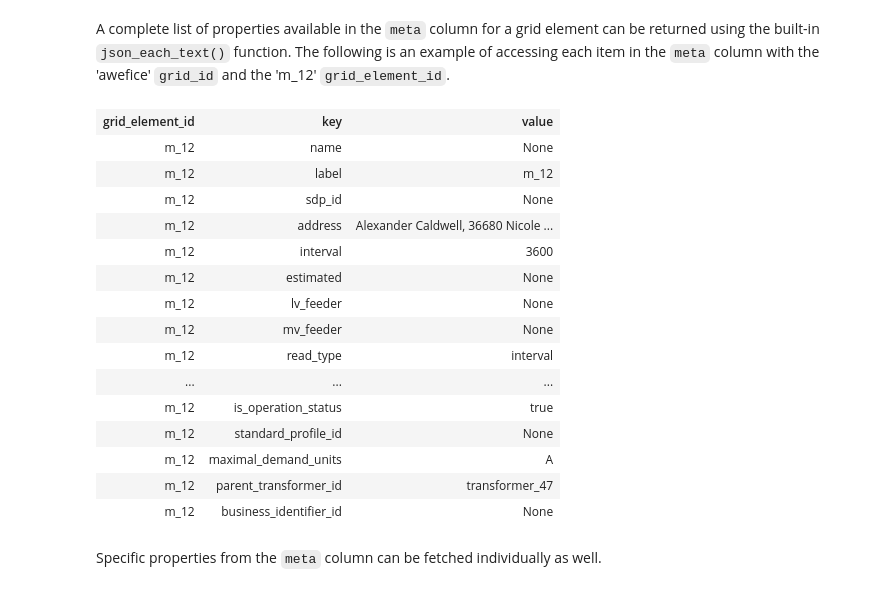
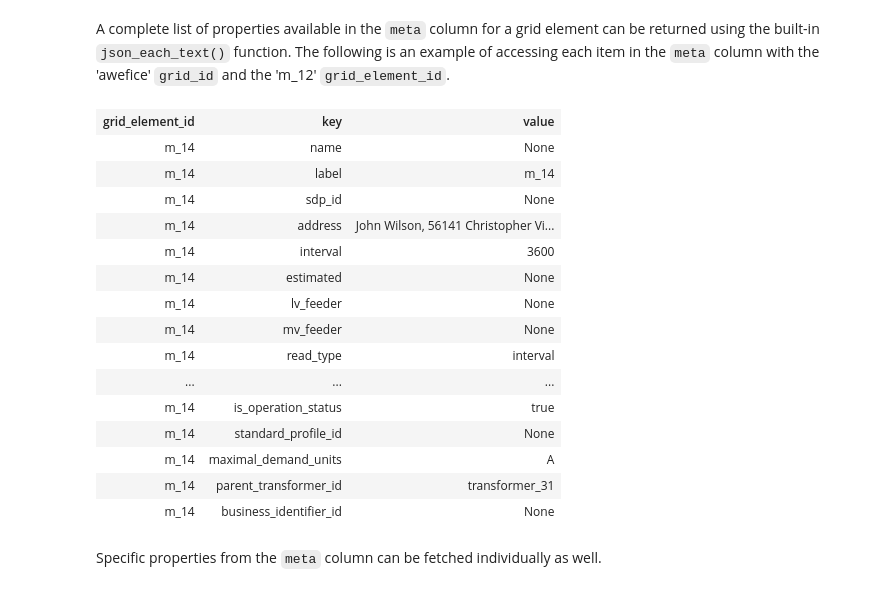
Before and after one commit to alundy98/SERCuit-Breakers-UAI-Hackathon-Data-Center-Project, a Jupyter notebook: intro_and_tutorials/2_main_concepts/main_concepts.ipynb, the cells around one changed output. Cells and saved outputs as stored; diff of their text form; code cells hidden in the pictures.

Commit message:
Updates reflecting recent sandbox data release (README edits in data section and rerun of notebooks that referenced entire contents of json meta field in grid_element view)

```diff
--- a/intro_and_tutorials/2_main_concepts/main_concepts.ipynb
+++ b/intro_and_tutorials/2_main_concepts/main_concepts.ipynb
@@ -106,31 +109,31 @@ A complete list of properties available in the `meta` column for a grid element
 # %%
 %%sql
 
 SELECT ge.grid_element_id,
         meta_data.key,
         meta_data.value
 FROM grid_element ge
 JOIN json_each_text(ge.meta::json) AS meta_data
     ON true
 WHERE grid_id = 'awefice'
-    AND grid_element_id = 'm_12';
+    AND grid_element_id = 'm_14';
 # %% [output]
 | grid_element_id | key | value |
-| m_12 | name | None |
-| m_12 | label | m_12 |
-| m_12 | sdp_id | None |
-| m_12 | address | Alexander Caldwell, 36680 Nicole ... |
-| m_12 | interval | 3600 |
-| m_12 | estimated | None |
-| m_12 | lv_feeder | None |
-| m_12 | mv_feeder | None |
-| m_12 | read_type | interval |
+| m_14 | name | None |
+| m_14 | label | m_14 |
+| m_14 | sdp_id | None |
+| m_14 | address | John Wilson, 56141 Christopher Vi... |
+| m_14 | interval | 3600 |
+| m_14 | estimated | None |
+| m_14 | lv_feeder | None |
+| m_14 | mv_feeder | None |
+| m_14 | read_type | interval |
 | ... | ... | ... |
-| m_12 | is_operation_status | true |
-| m_12 | standard_profile_id | None |
-| m_12 | maximal_demand_units | A |
-| m_12 | parent_transformer_id | transformer_47 |
-| m_12 | business_identifier_id | None |
+| m_14 | is_operation_status | true |
+| m_14 | standard_profile_id | None |
+| m_14 | maximal_demand_units | A |
+| m_14 | parent_transformer_id | transformer_31 |
+| m_14 | business_identifier_id | None |
 # %% [markdown]
 Specific properties from the `meta` column can be fetched individually as well.
 # %%
```
Also changed, not shown: parts of 6 cells of this notebook, 4 other files.
